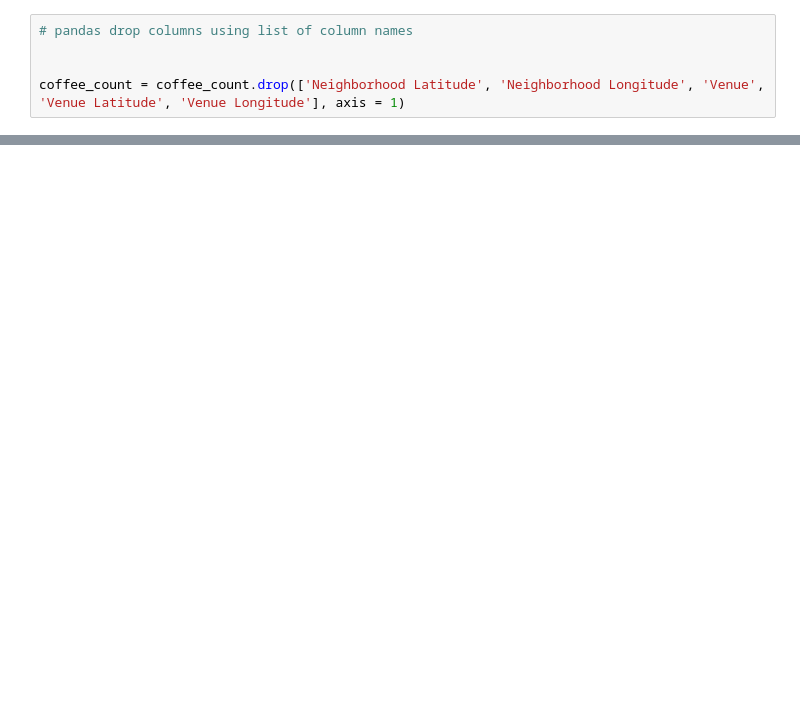
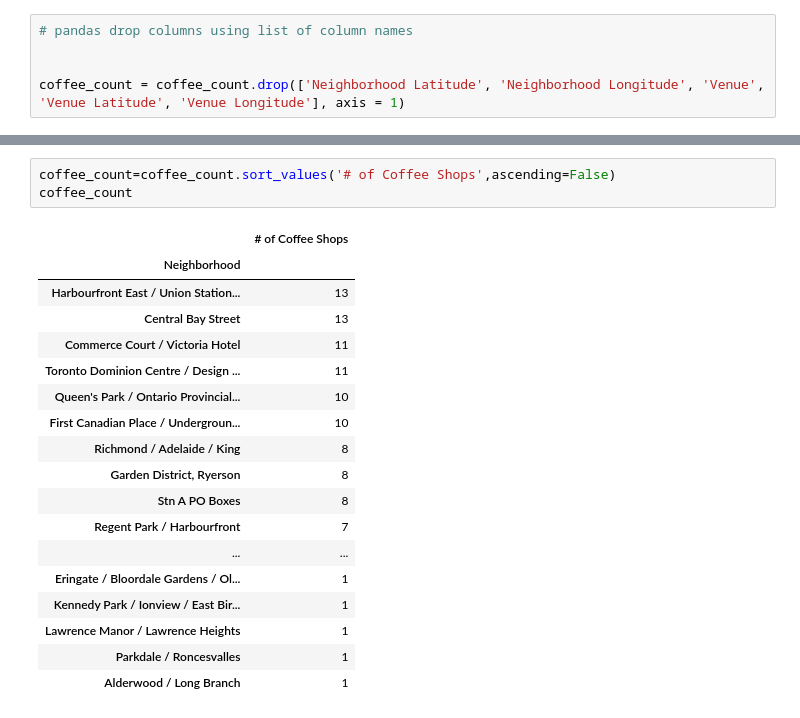
Before and after one commit to byronllee/Capstone-Project-Notebook-Repository, a Jupyter notebook: Capstone Final Project - Toronto Coffee Shops.ipynb, the cells around one changed output, grey strips where cells are left out. Saved outputs shown, nothing was run; the diff lists cells and outputs as text; blank space fills up the shorter version.

```diff
--- a/Capstone Final Project - Toronto Coffee Shops.ipynb
+++ b/Capstone Final Project - Toronto Coffee Shops.ipynb
@@ -284,3 +284,25 @@ coffee_count
 | Westmount | 1 |
 | Willowdale | 3 |
 | Woburn | 2 |
+# %%
+coffee_count=coffee_count.sort_values('# of Coffee Shops',ascending=False)
+coffee_count
+# %% [output]
+|  | # of Coffee Shops |
+| Neighborhood |  |
+| Harbourfront East / Union Station... | 13 |
+| Central Bay Street | 13 |
+| Commerce Court / Victoria Hotel | 11 |
+| Toronto Dominion Centre / Design ... | 11 |
+| Queen's Park / Ontario Provincial... | 10 |
+| First Canadian Place / Undergroun... | 10 |
+| Richmond / Adelaide / King | 8 |
+| Garden District, Ryerson | 8 |
+| Stn A PO Boxes | 8 |
+| Regent Park / Harbourfront | 7 |
+| ... | ... |
+| Eringate / Bloordale Gardens / Ol... | 1 |
+| Kennedy Park / Ionview / East Bir... | 1 |
+| Lawrence Manor / Lawrence Heights | 1 |
+| Parkdale / Roncesvalles | 1 |
+| Alderwood / Long Branch | 1 |
```
Also changed, not shown: parts of 8 cells of this notebook.
